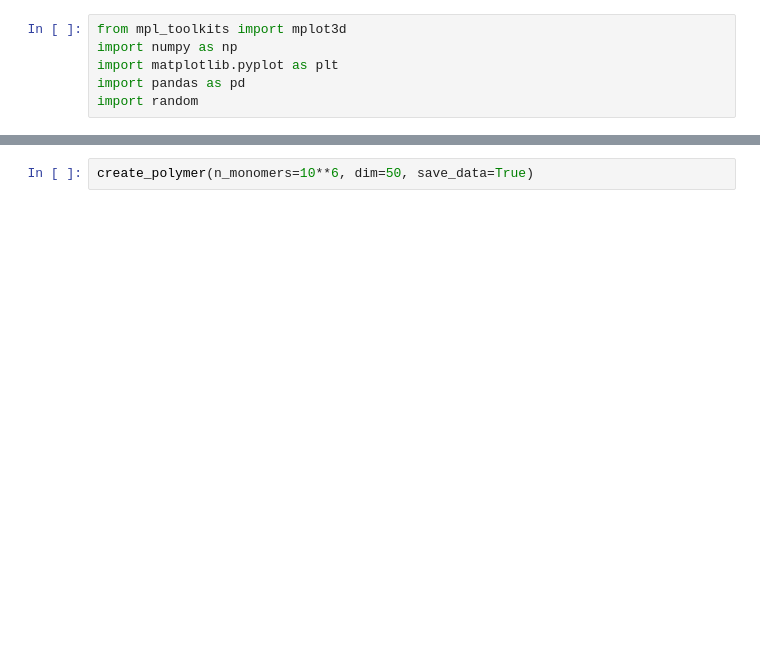
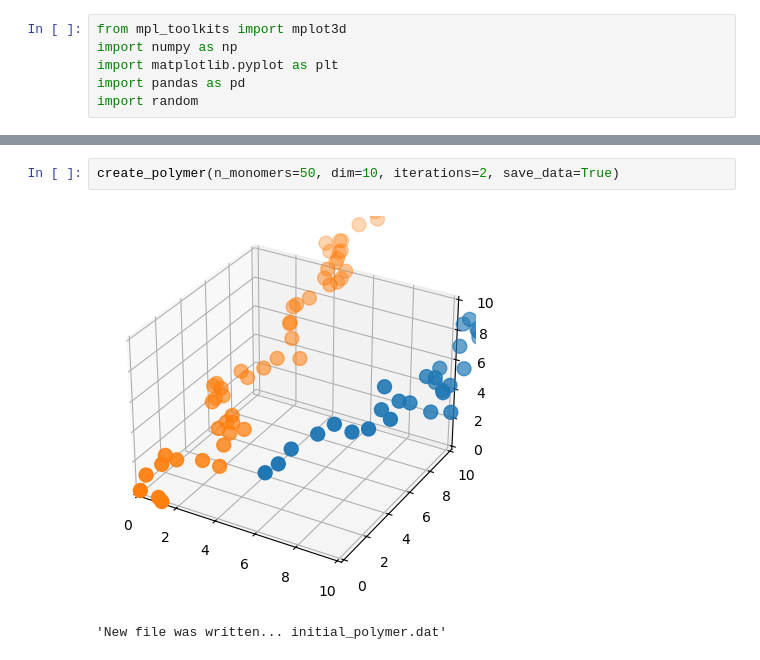
Before and after one commit to jaymedina/Polymer-Brush-Simulation, a Jupyter notebook: sim_poc.ipynb, the cells around one changed output, grey strips where cells are left out. Cells and saved outputs as stored; diff of their text form; blank space fills up the shorter version.

Commit message:
Adding the option to create multiple polymers at once

```diff
--- a/sim_poc.ipynb
+++ b/sim_poc.ipynb
@@ -101,4 +109,7 @@ def create_polymer(n_monomers=10, dim=10, save_data=False):
 
         return "New file was written... initial_polymer.dat"
 # %%
-create_polymer(n_monomers=10**6, dim=50, save_data=True)
+create_polymer(n_monomers=50, dim=10, iterations=2, save_data=True)
+# %% [output]
+[figure, added]
+'New file was written... initial_polymer.dat'
```
Also changed, not shown: parts of 5 cells of this notebook.
